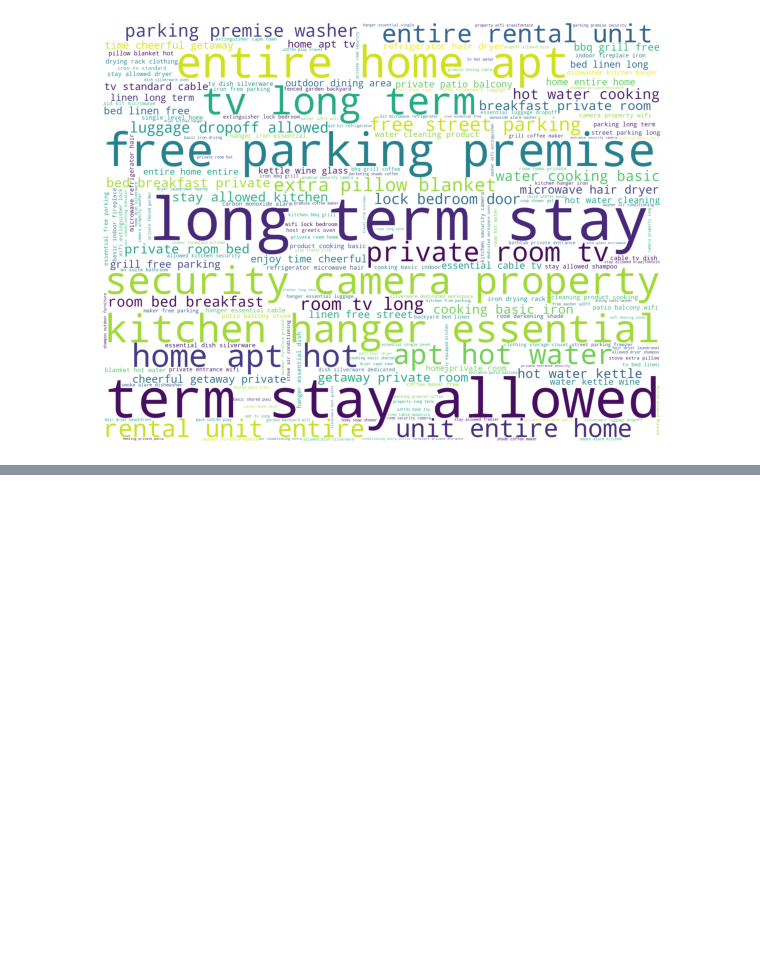
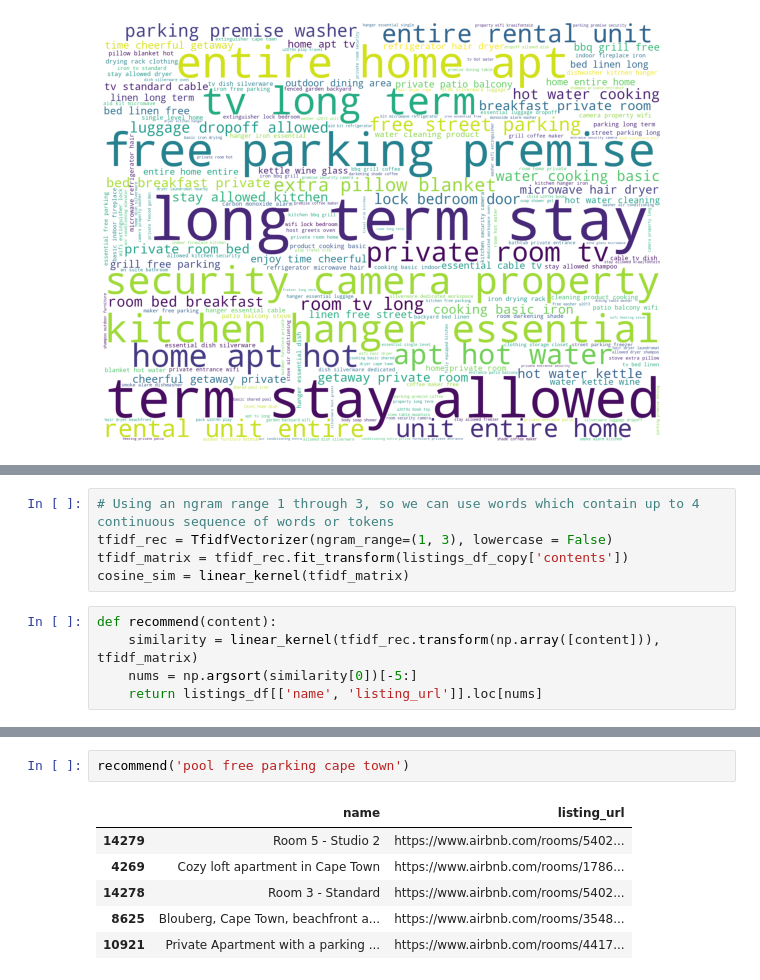
Before and after one commit to Nickimani/Airbnb_Project, a Jupyter notebook: Airbnb_Notebook.ipynb, the cells around one changed output, grey strips where cells are left out. Drawn from its saved outputs; the diff is of its cells as text; blank space fills up the shorter version.

```diff
--- a/Airbnb_Notebook.ipynb
+++ b/Airbnb_Notebook.ipynb
@@ -1497,0 +1546,10 @@ plt.axis('off');
+# %%
+# Using an ngram range 1 through 3, so we can use words which contain up to 4 continuous sequence of words or tokens
+tfidf_rec = TfidfVectorizer(ngram_range=(1, 3), lowercase = False)
+tfidf_matrix = tfidf_rec.fit_transform(listings_df_copy['contents'])
+cosine_sim = linear_kernel(tfidf_matrix)
+# %%
+def recommend(content):
+	similarity = linear_kernel(tfidf_rec.transform(np.array([content])), tfidf_matrix)
+	nums = np.argsort(similarity[0])[-5:]
+	return listings_df[['name', 'listing_url']].loc[nums]
@@ -1497,0 +1573,9 @@ plt.axis('off');
+# %%
+recommend('pool free parking cape town')
+# %% [output]
+|  | name | listing_url |
+| 14279 | Room 5 - Studio 2 | https://www.airbnb.com/rooms/5402... |
+| 4269 | Cozy loft apartment in Cape Town | https://www.airbnb.com/rooms/1786... |
+| 14278 | Room 3 - Standard | https://www.airbnb.com/rooms/5402... |
+| 8625 | Blouberg, Cape Town, beachfront a... | https://www.airbnb.com/rooms/3548... |
+| 10921 | Private Apartment with a parking ... | https://www.airbnb.com/rooms/4417... |
```
Also changed, not shown: parts of 10 cells of this notebook.
